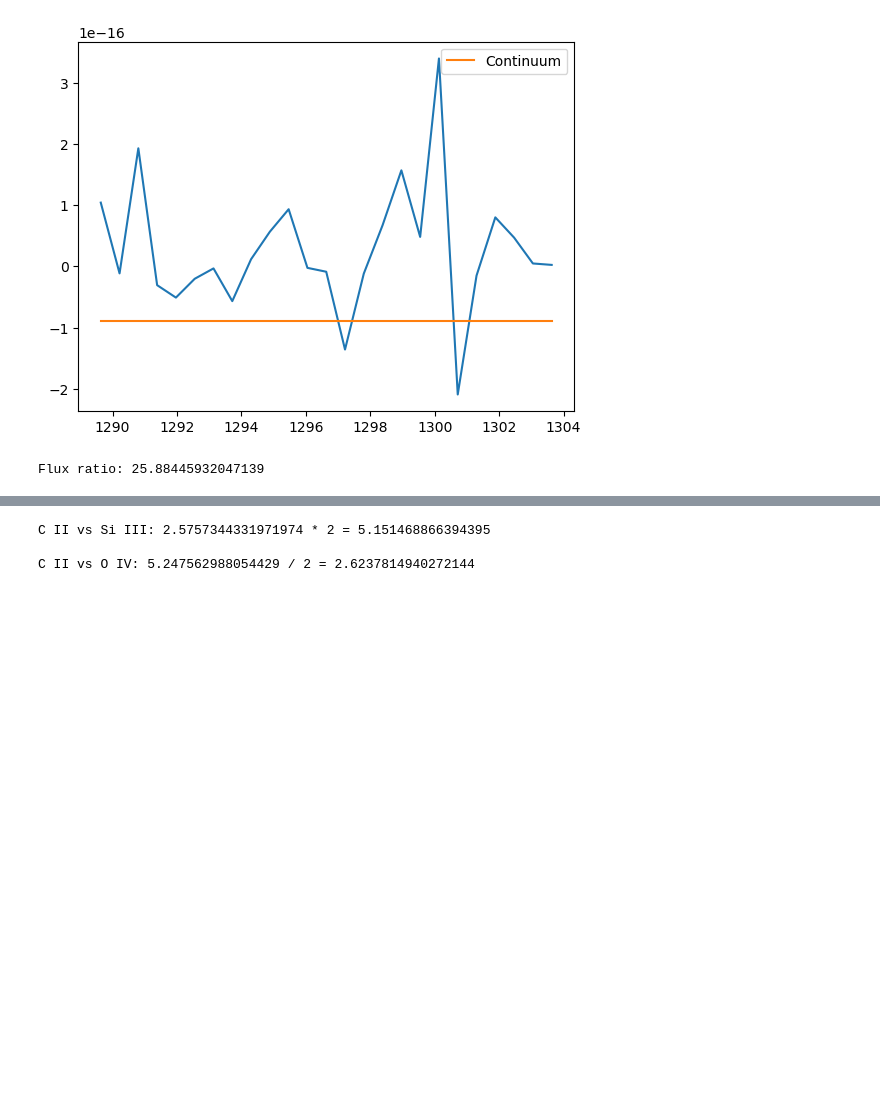
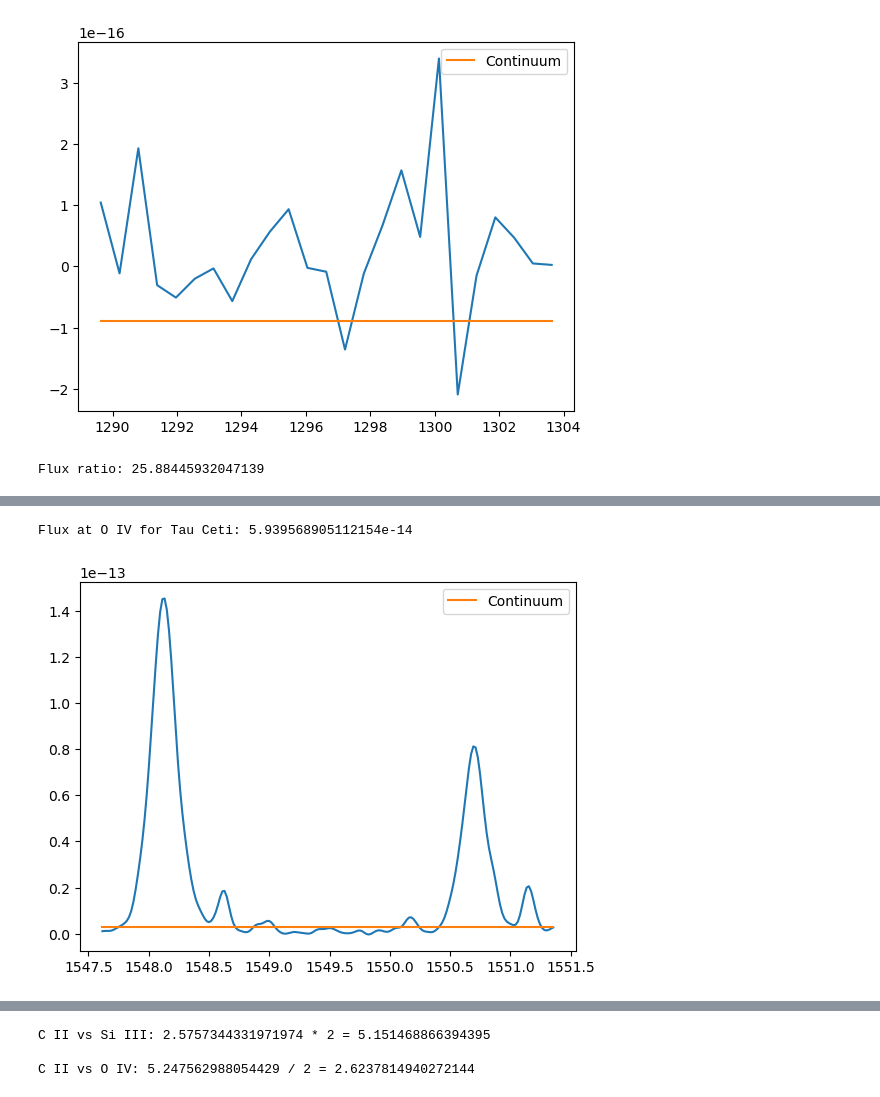
Before and after one commit to bellalongo/Star-Emission-Line-Flux, a Jupyter notebook: HD-191939/hd-191939_comparison.ipynb, the cells around one changed output, grey strips where cells are left out. Cells and saved outputs as stored; diff of their text form; code cells hidden in the pictures; blank space fills up the shorter version.

```diff
--- a/HD-191939/hd-191939_comparison.ipynb
+++ b/HD-191939/hd-191939_comparison.ipynb
@@ -360,0 +430,23 @@ Flux ratio: 25.88445932047139
+# %%
+# Tau Ceti
+tc_peak_width = 0.6
+tc_cIV_mask = (smoothtc_wavelength_data > cIV_lines[0] - tc_peak_width) & (smoothtc_wavelength_data < cIV_lines[1] + tc_peak_width)
+
+# Calculate the continuum
+peak_width, peak_width_pixels, flux_range = peak_width_finder('E140M', smoothtc_wavelength_data[tc_cIV_mask])
+continuum = split_create_trendline(smoothtc_wavelength_data[tc_cIV_mask], smoothtc_flux_data[tc_cIV_mask], peak_width_pixels)
+
+# Calculate the flux
+w0,w1 = wavelength_edges(smoothtc_wavelength_data[tc_cIV_mask])
+total_sumflux = np.sum(smoothtc_flux_data[tc_cIV_mask]*(w1-w0))
+continuum_sumflux = np.sum(continuum*(w1-w0))
+tc_total_flux = total_sumflux - continuum_sumflux
+print(f'Flux at O IV for Tau Ceti: {tc_total_flux}')
+
+plt.plot(smoothtc_wavelength_data[tc_cIV_mask], smoothtc_flux_data[tc_cIV_mask])
+plt.plot(smoothtc_wavelength_data[tc_cIV_mask], continuum, label = 'Continuum')
+plt.legend()
+plt.show()
+# %% [output]
+Flux at O IV for Tau Ceti: 5.939568905112154e-14
+[figure, added]
```
Also changed, not shown: parts of 12 cells of this notebook.
